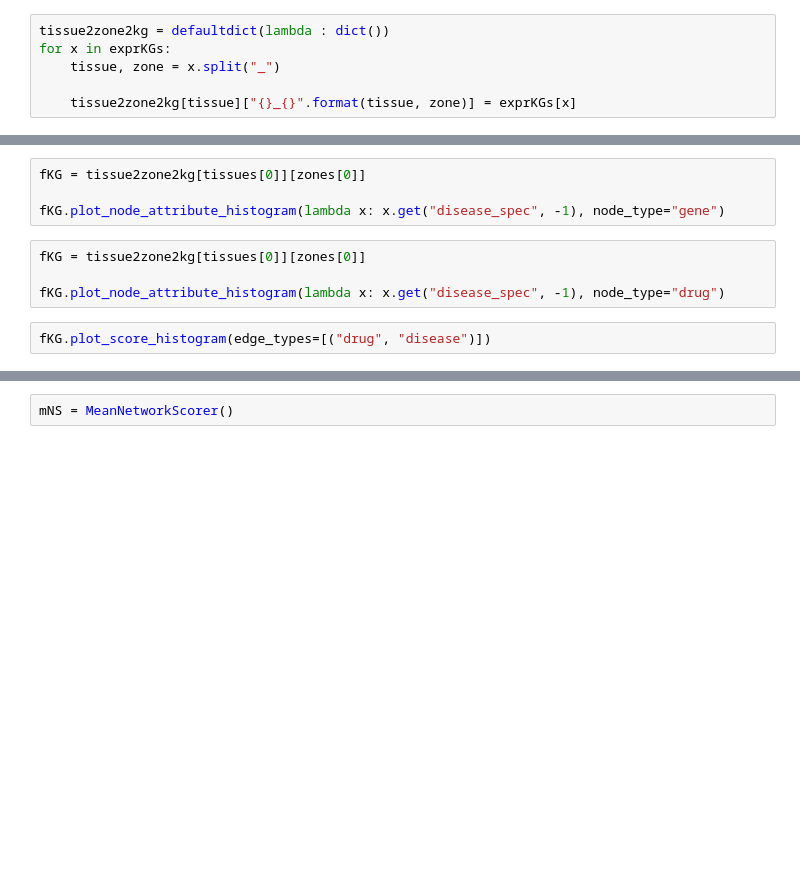
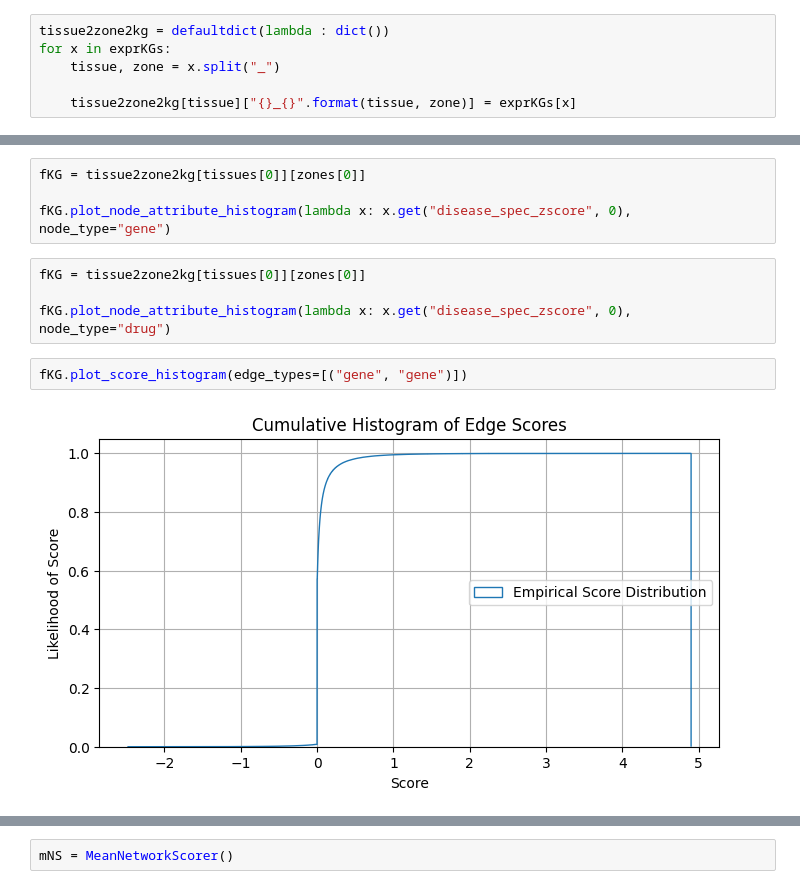
Before and after one commit to mjoppich/PICASO, a Jupyter notebook: scripts/celltype_zone_analysis.ipynb, the cells around one changed output, grey strips where cells are left out. Drawn from its saved outputs; the diff is of its cells as text; blank space fills up the shorter version.

Commit message:
more options for scoring edges

```diff
--- a/scripts/celltype_zone_analysis.ipynb
+++ b/scripts/celltype_zone_analysis.ipynb
@@ -96,10 +166,12 @@ fKG.get_edge_between_type()
 # %%
 fKG = tissue2zone2kg[tissues[0]][zones[0]]
 
-fKG.plot_node_attribute_histogram(lambda x: x.get("disease_spec", -1), node_type="gene")
+fKG.plot_node_attribute_histogram(lambda x: x.get("disease_spec_zscore", 0), node_type="gene")
 # %%
 fKG = tissue2zone2kg[tissues[0]][zones[0]]
 
-fKG.plot_node_attribute_histogram(lambda x: x.get("disease_spec", -1), node_type="drug")
+fKG.plot_node_attribute_histogram(lambda x: x.get("disease_spec_zscore", 0), node_type="drug")
 # %%
-fKG.plot_score_histogram(edge_types=[("drug", "disease")])
+fKG.plot_score_histogram(edge_types=[("gene", "gene")])
+# %% [output]
+[figure, added]
```
Also changed, not shown: parts of 17 cells of this notebook, 1 other file.
